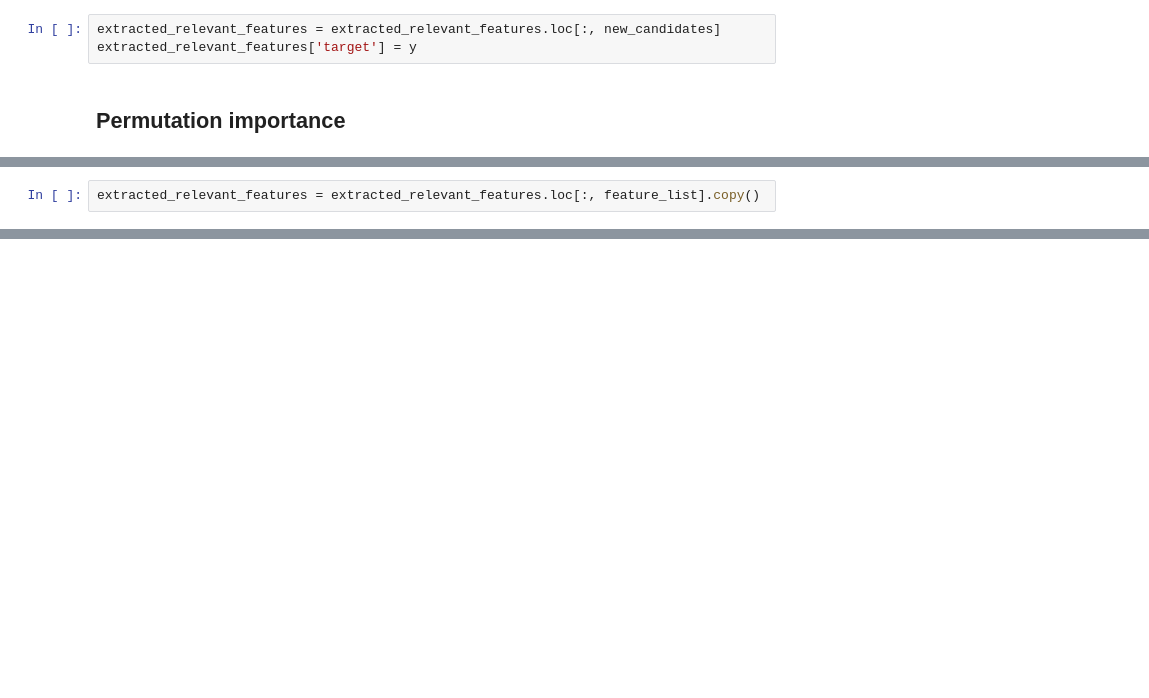
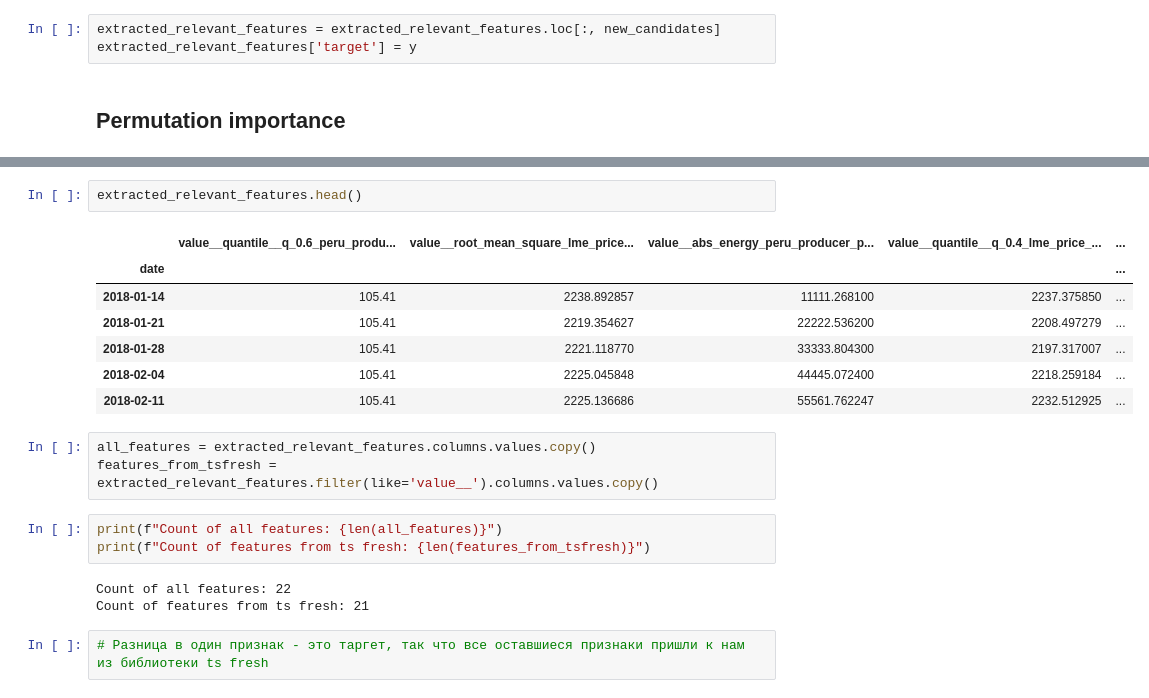
Before and after one commit to vechenn/cost-prediction-repo, a Jupyter notebook: notebooks/feature_engineering.ipynb, the cells around one changed output, grey strips where cells are left out. Drawn from its saved outputs; the diff is of its cells as text; blank space fills up the shorter version.

```diff
--- a/notebooks/feature_engineering.ipynb
+++ b/notebooks/feature_engineering.ipynb
@@ -439,2 +363,0 @@ feature_list = ['value__sum_values_chalco_price_2_weeks',
-# %%
-extracted_relevant_features = extracted_relevant_features.loc[:, feature_list].copy()
@@ -488,0 +432,21 @@ extracted_relevant_features.to_csv('../data/processed/prepared_data.csv')
+# %%
+extracted_relevant_features.head()
+# %% [output]
+|  | value__quantile__q_0.6_peru_produ... | value__root_mean_square_lme_price... | value__abs_energy_peru_producer_p... | value__quantile__q_0.4_lme_price_... | ... |
+| date |  |  |  |  | ... |
+| 2018-01-14 | 105.41 | 2238.892857 | 11111.268100 | 2237.375850 | ... |
+| 2018-01-21 | 105.41 | 2219.354627 | 22222.536200 | 2208.497279 | ... |
+| 2018-01-28 | 105.41 | 2221.118770 | 33333.804300 | 2197.317007 | ... |
+| 2018-02-04 | 105.41 | 2225.045848 | 44445.072400 | 2218.259184 | ... |
+| 2018-02-11 | 105.41 | 2225.136686 | 55561.762247 | 2232.512925 | ... |
+# %%
+all_features = extracted_relevant_features.columns.values.copy()
+features_from_tsfresh = extracted_relevant_features.filter(like='value__').columns.values.copy()
+# %%
+print(f"Count of all features: {len(all_features)}")
+print(f"Count of features from ts fresh: {len(features_from_tsfresh)}")
+# %% [output]
+Count of all features: 22
+Count of features from ts fresh: 21
+# %%
+# Разница в один признак - это таргет, так что все оставшиеся признаки пришли к нам из библиотеки ts fresh
```
Also changed, not shown: parts of 57 cells of this notebook, 15 other files.
